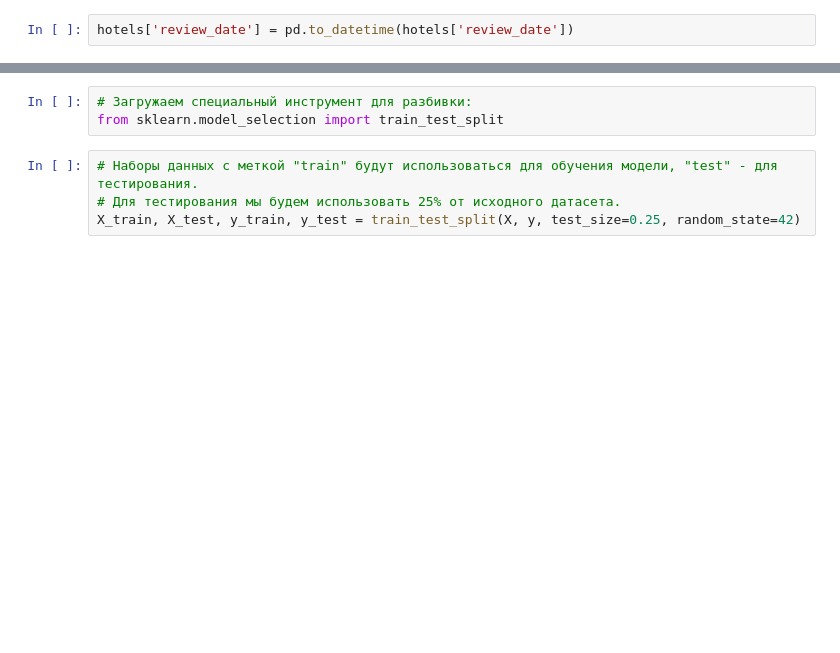
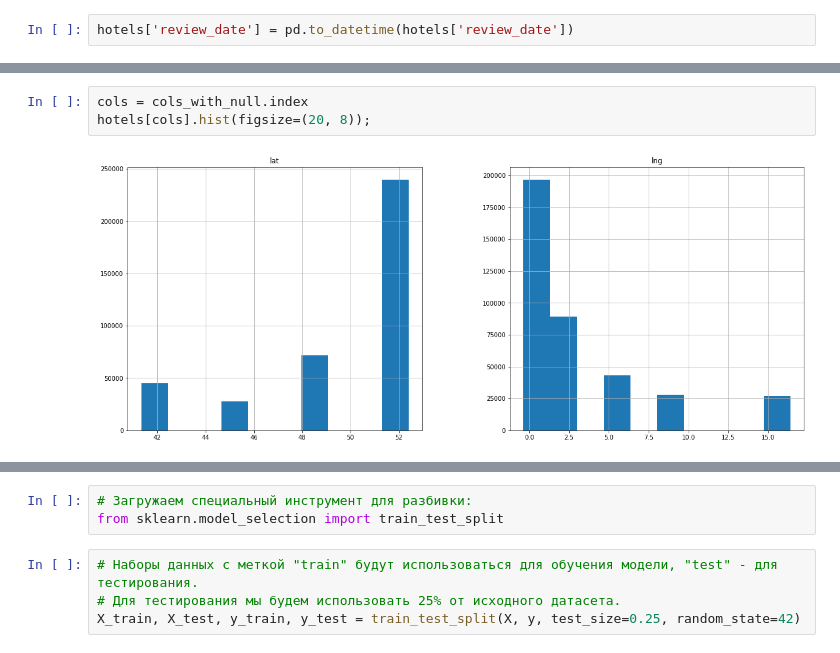
Before and after one commit to magicspirit215/Skillfactory, a Jupyter notebook: EDA_Project_3_model.ipynb, the cells around one changed output, grey strips where cells are left out. Saved outputs shown, nothing was run; the diff lists cells and outputs as text; blank space fills up the shorter version.

```diff
--- a/EDA_Project_3_model.ipynb
+++ b/EDA_Project_3_model.ipynb
@@ -125,0 +193,5 @@ y = hotels['reviewer_score']
+# %%
+cols = cols_with_null.index
+hotels[cols].hist(figsize=(20, 8));
+# %% [output]
+[figure, added]
```
Also changed, not shown: parts of 99 cells of this notebook, 1 other file.
